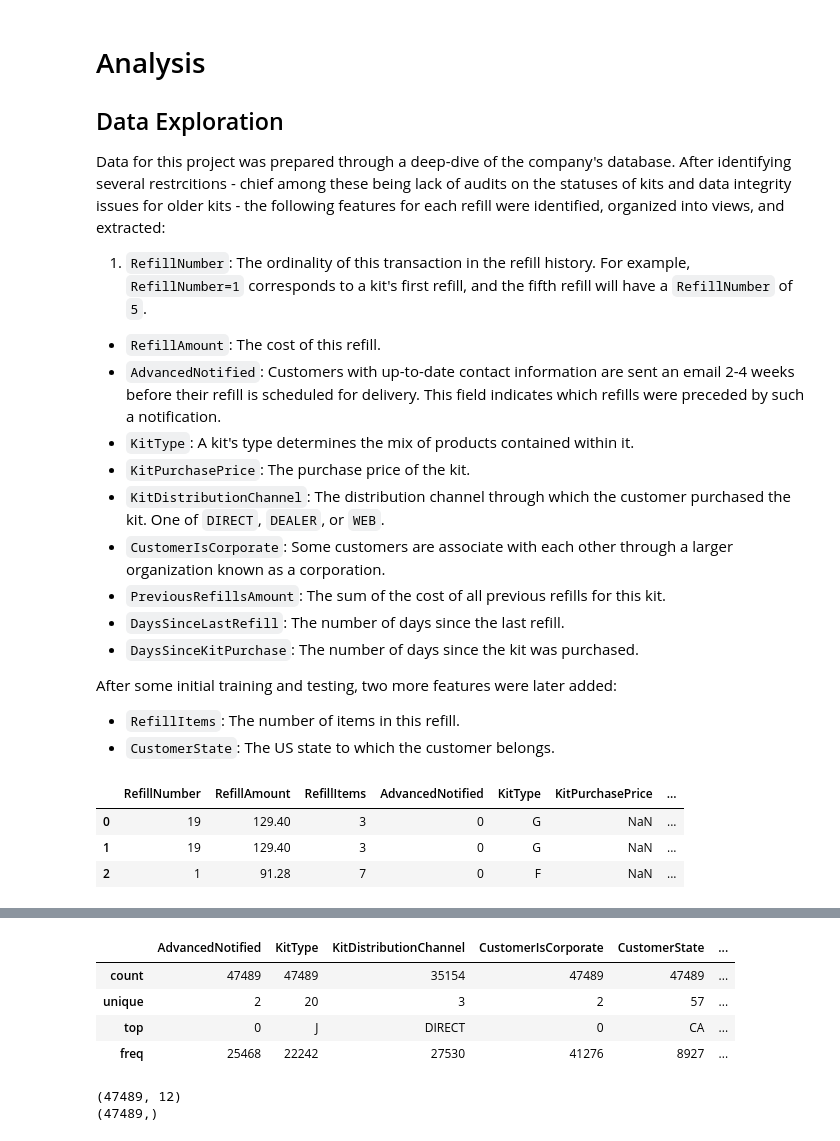
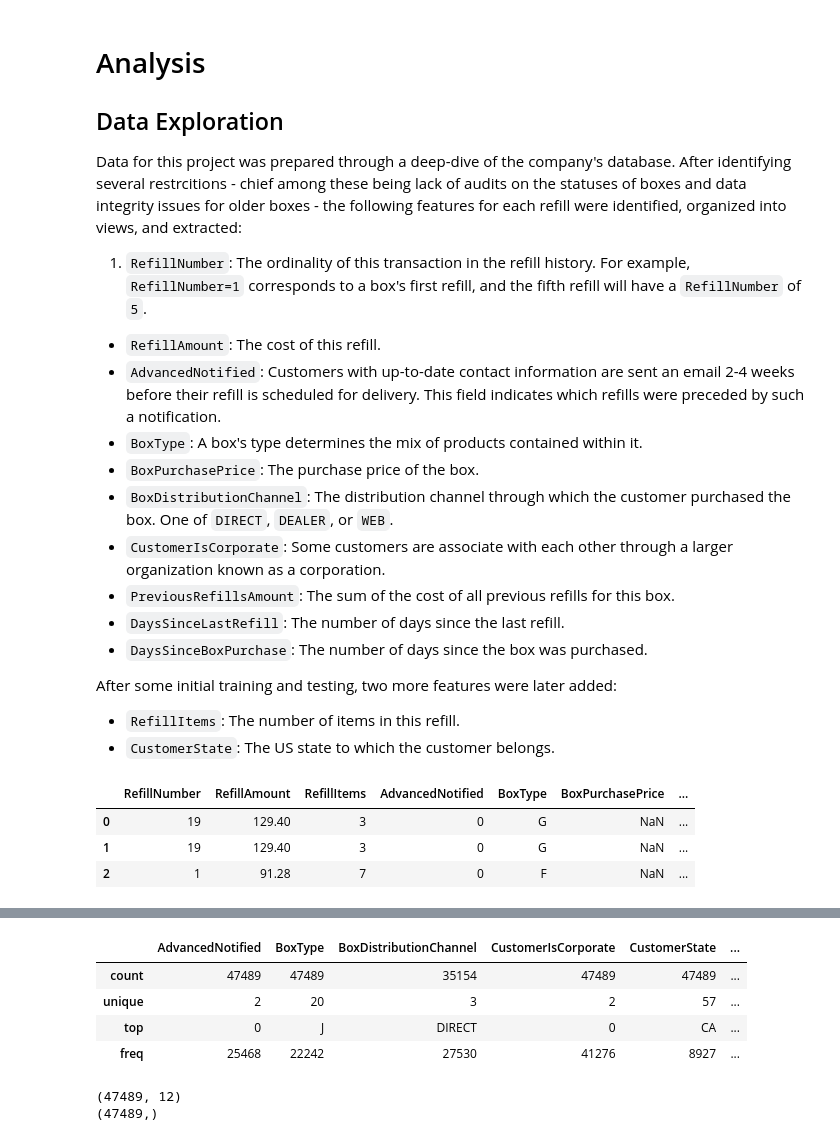
Before and after one commit to sjawhar/udacity-mlnd-capstone, a Jupyter notebook: Customer Cancellation Predictor.ipynb, the cells around one changed output, grey strips where cells are left out. Saved outputs shown, nothing was run; the diff lists cells and outputs as text; code cells hidden in the pictures.

```diff
--- a/Customer Cancellation Predictor.ipynb
+++ b/Customer Cancellation Predictor.ipynb
@@ -29,17 +29,17 @@ Consider another model that gives a recall of 0.1 and a precision of 0.95. Only
 # %% [markdown]
 # Analysis
 ## Data Exploration
-Data for this project was prepared through a deep-dive of the company's database. After identifying several restrcitions - chief among these being lack of audits on the statuses of kits and data integrity issues for older kits - the following features for each refill were identified, organized into views, and extracted:
-1. `RefillNumber`: The ordinality of this transaction in the refill history. For example, `RefillNumber=1` corresponds to a kit's first refill, and the fifth refill will have a `RefillNumber` of `5`.
+Data for this project was prepared through a deep-dive of the company's database. After identifying several restrcitions - chief among these being lack of audits on the statuses of boxes and data integrity issues for older boxes - the following features for each refill were identified, organized into views, and extracted:
+1. `RefillNumber`: The ordinality of this transaction in the refill history. For example, `RefillNumber=1` corresponds to a box's first refill, and the fifth refill will have a `RefillNumber` of `5`.
 * `RefillAmount`: The cost of this refill.
 * `AdvancedNotified`: Customers with up-to-date contact information are sent an email 2-4 weeks before their refill is scheduled for delivery. This field indicates which refills were preceded by such a notification.
-* `KitType`: A kit's type determines the mix of products contained within it.
-* `KitPurchasePrice`: The purchase price of the kit.
-* `KitDistributionChannel`: The distribution channel through which the customer purchased the kit. One of `DIRECT`, `DEALER`, or `WEB`.
+* `BoxType`: A box's type determines the mix of products contained within it.
+* `BoxPurchasePrice`: The purchase price of the box.
+* `BoxDistributionChannel`: The distribution channel through which the customer purchased the box. One of `DIRECT`, `DEALER`, or `WEB`.
 * `CustomerIsCorporate`: Some customers are associate with each other through a larger organization known as a corporation.
-* `PreviousRefillsAmount`: The sum of the cost of all previous refills for this kit.
+* `PreviousRefillsAmount`: The sum of the cost of all previous refills for this box.
 * `DaysSinceLastRefill`: The number of days since the last refill.
-* `DaysSinceKitPurchase`: The number of days since the kit was purchased.
+* `DaysSinceBoxPurchase`: The number of days since the box was purchased.
 
 After some initial training and testing, two more features were later added:
 * `RefillItems`: The number of items in this refill.
@@ -47,24 +47,24 @@ After some initial training and testing, two more features were later added:
 # %%
 # Import refill data
 import numpy as np
 import pandas as pd
 from IPython.display import display
 refill_data = pd.read_csv('refill_data.csv')
 category_columns = [
     'AdvancedNotified',
-    'KitType',
-    'KitDistributionChannel',
+    'BoxType',
+    'BoxDistributionChannel',
     'CustomerIsCorporate',
     'CustomerState',
     'ServiceLevelChange'
 ]
 for column in category_columns:
     refill_data[column] = refill_data[column].astype('object')
 display(refill_data.head(3))
 display(refill_data.describe())
 display(refill_data[category_columns].describe())
 # %% [output]
-|  | RefillNumber | RefillAmount | RefillItems | AdvancedNotified | KitType | KitPurchasePrice | ... |
+|  | RefillNumber | RefillAmount | RefillItems | AdvancedNotified | BoxType | BoxPurchasePrice | ... |
 | 0 | 19 | 129.40 | 3 | 0 | G | NaN | ... |
 | 1 | 19 | 129.40 | 3 | 0 | G | NaN | ... |
 | 2 | 1 | 91.28 | 7 | 0 | F | NaN | ... |
@@ -77,7 +77,7 @@ display(refill_data[category_columns].describe())
 | 50% | 8.000000 | 142.06000 | 3.000000 | 333.350000 | 1691.210000 | 99.000000 | ... |
 | 75% | 12.000000 | 322.61000 | 5.000000 | 532.100000 | 2354.540000 | 154.000000 | ... |
 | max | 31.000000 | 1194.06000 | 33.000000 | 3144.950000 | 7272.910000 | 2872.000000 | ... |
-|  | AdvancedNotified | KitType | KitDistributionChannel | CustomerIsCorporate | CustomerState | ... |
+|  | AdvancedNotified | BoxType | BoxDistributionChannel | CustomerIsCorporate | CustomerState | ... |
 | count | 47489 | 47489 | 35154 | 47489 | 47489 | ... |
 | unique | 2 | 20 | 3 | 2 | 57 | ... |
 | top | 0 | J | DIRECT | 0 | CA | ... |
```
Also changed, not shown: parts of 12 cells of this notebook, 17 other files.
